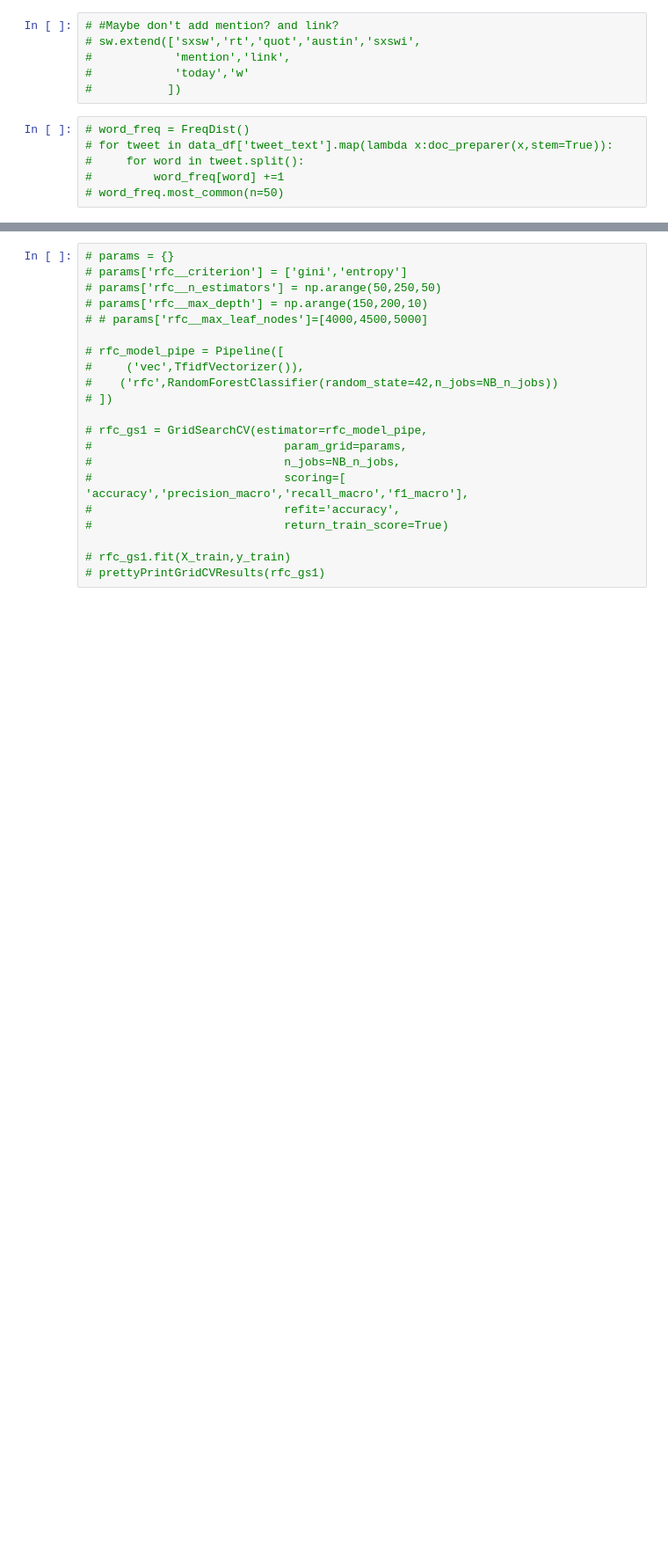
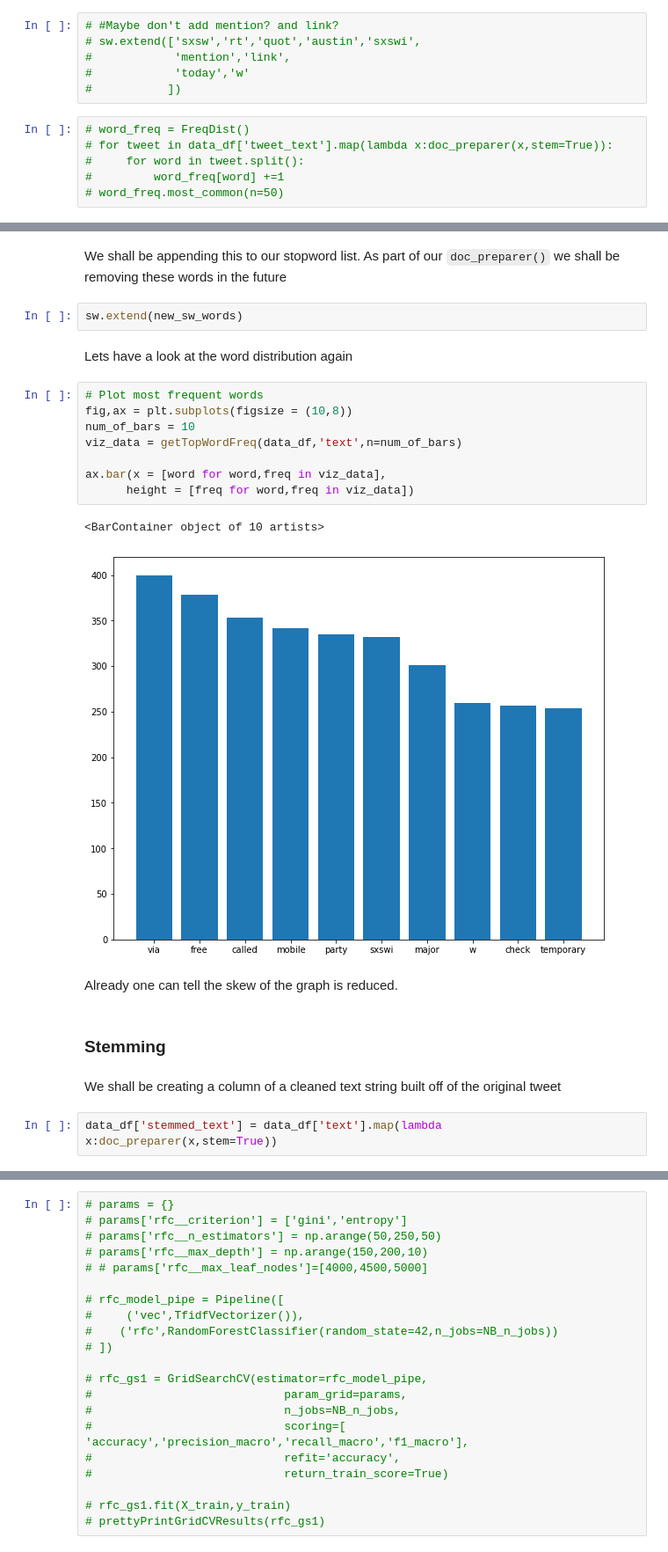
Before and after one commit to ssaeed85/dsc-ph4-TweetSentimentAnalysis-NLP, a Jupyter notebook: TweetSentimentAnalysis_nb.ipynb, the cells around one changed output, grey strips where cells are left out. Shown at 88% size. Drawn from its saved outputs; the diff is of its cells as text; blank space fills up the shorter version.

```diff
--- a/TweetSentimentAnalysis_nb.ipynb
+++ b/TweetSentimentAnalysis_nb.ipynb
@@ -638,0 +374,25 @@ Test F1 score:     0.500
+# %% [markdown]
+We shall be appending this to our stopword list. As part of our `doc_preparer()` we shall be removing these words in the future
+# %%
+sw.extend(new_sw_words)
+# %% [markdown]
+Lets have a look at the word distribution again
+# %%
+# Plot most frequent words
+fig,ax = plt.subplots(figsize = (10,8))
+num_of_bars = 10
+viz_data = getTopWordFreq(data_df,'text',n=num_of_bars)
+
+ax.bar(x = [word for word,freq in viz_data],
+      height = [freq for word,freq in viz_data])
+# %% [output]
+<BarContainer object of 10 artists>
+[figure, added]
+# %% [markdown]
+Already one can tell the skew of the graph is reduced.
+# %% [markdown]
+### Stemming
+# %% [markdown]
+We shall be creating a column of a cleaned text string built off of the original tweet
+# %%
+data_df['stemmed_text'] = data_df['text'].map(lambda x:doc_preparer(x,stem=True))
```
Also changed, not shown: parts of 110 cells of this notebook.
